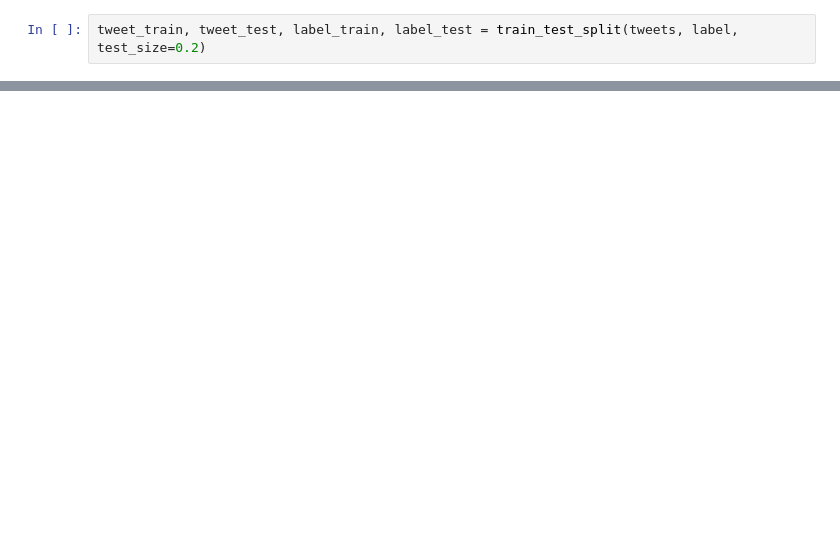
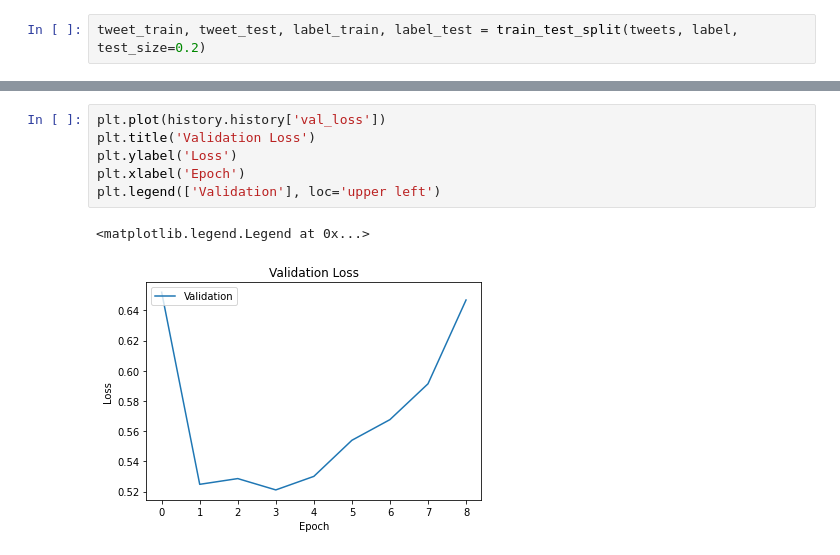
Before and after one commit to bayuik/nlp_tensorflow, a Jupyter notebook: sentyment_analysis.ipynb, the cells around one changed output, grey strips where cells are left out. Cells and saved outputs as stored; diff of their text form; blank space fills up the shorter version.

```diff
--- a/sentyment_analysis.ipynb
+++ b/sentyment_analysis.ipynb
@@ -148,0 +184,9 @@ Akurasi telah mencapai 0.9104673862457275
+# %%
+plt.plot(history.history['val_loss'])
+plt.title('Validation Loss')
+plt.ylabel('Loss')
+plt.xlabel('Epoch')
+plt.legend(['Validation'], loc='upper left')
+# %% [output]
+<matplotlib.legend.Legend at 0x...>
+[figure, added]
```
Also changed, not shown: parts of 26 cells of this notebook.
